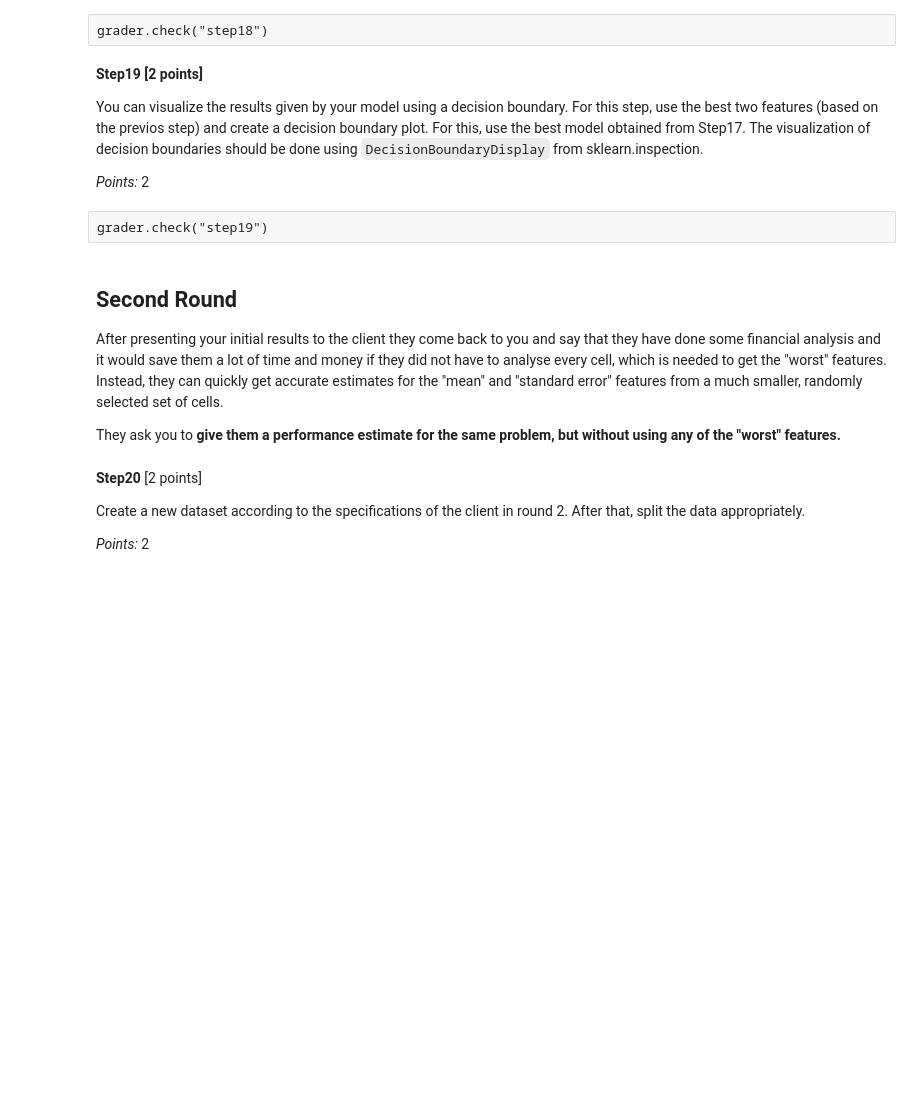
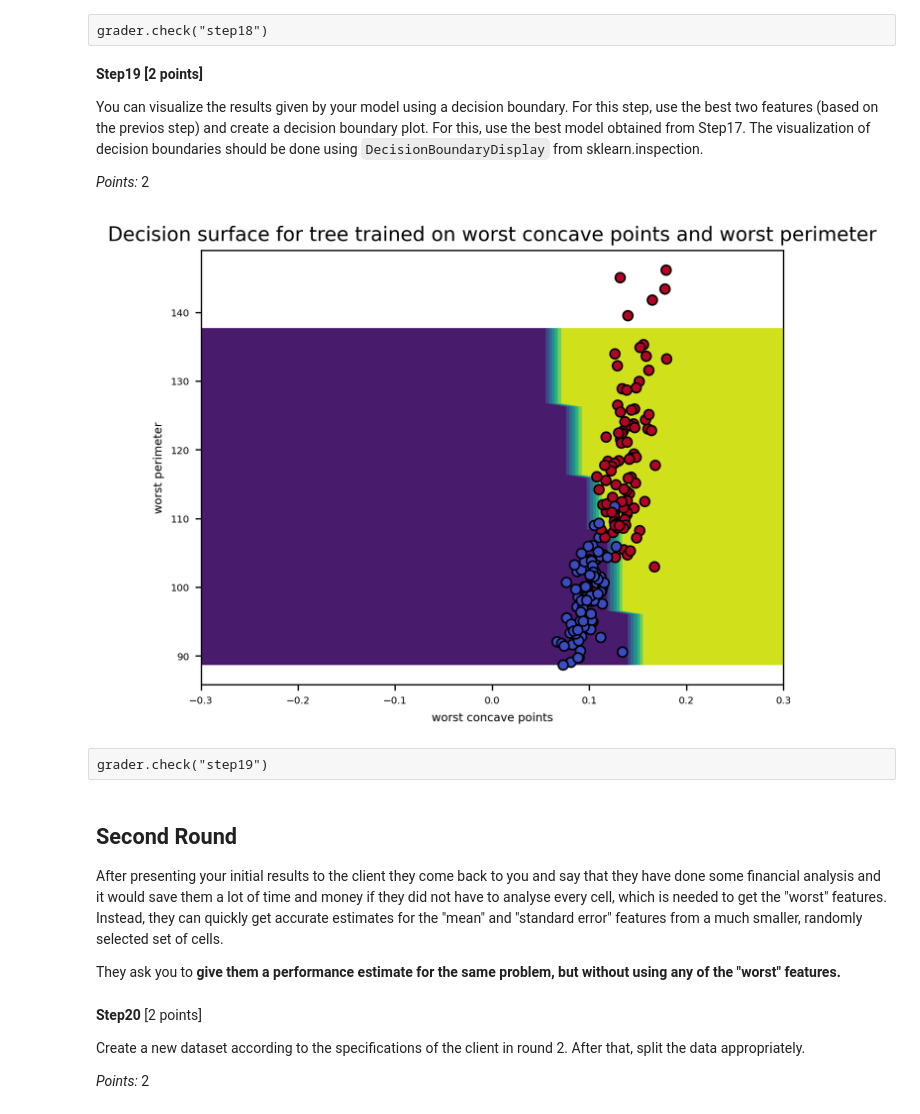
Before and after one commit to LiamJacobsen/UMLT, a Jupyter notebook: assignment2/UMLT_A2_2024.ipynb, the cells around one changed output. Saved outputs shown, nothing was run; the diff lists cells and outputs as text; code cells hidden in the pictures; blank space fills up the shorter version.

Commit message:
on last steps, checking for errors

```diff
--- a/assignment2/UMLT_A2_2024.ipynb
+++ b/assignment2/UMLT_A2_2024.ipynb
@@ -475,7 +477,7 @@ svc_pl = Pipeline([
 SVC_params = {
     'svc__C': np.linspace(1E-3, 1E2, 6),
     'svc__kernel': ['linear', 'poly', 'rbf', 'sigmoid'],
-    'svc__gamma': np.linspace(1E-3, 1E2, 6)
+    'svc__gamma': np.linspace(1E-3, 1E3, 7)
 }
 
 # Use GridSearchCV with cv=5
@@ -741,15 +749,40 @@ where $x_{1}$ and $x_{2}$ are the datasets corresponding to the two classes. Lar
 _Points:_ 3
 # %%
 # Implement this function to calculate T score
+import statistics
+
 def calculate_t_score(x1, x2):
-    ...
+
+    x1_mean = statistics.mean(x1)
+    x2_mean = statistics.mean(x2)
+
+    x1_stddev = statistics.stdev(x1)
+    x2_stddev = statistics.stdev(x2)
+
+    T_score = (x1_mean - x2_mean) / (0.5 * (x1_stddev + x2_stddev))
+    return T_score
 
 # Split the training data into two datasets corresponding to the two classes
+data_malignant = data[data['label'] == 1]
+data_malignant =  data_malignant.drop("label", axis='columns')
+data_benign = data[data['label'] == 0]
+data_benign =  data_benign.drop("label", axis='columns')
+
+T_scores = [None] * (len(data.columns) - 1)
+feature_names = list(data)
+feature_names = feature_names[1::]
 
 # Calculate the T score for the feature
+for i, label in enumerate(feature_names):
+    T_scores[i] = np.abs(calculate_t_score(data_malignant[label], data_benign[label]))
+
+sorted_features_indices = np.argsort(-np.array(T_scores))
+sorted_features = [feature_names[i] for i in sorted_features_indices]
 
 # Assign the top 4 features (in order) to this variable. It should be a list containing 4 feature names (strings).
-best_four_features = ...
+best_four_features = sorted_features[0:4]
+
+print(best_four_features)
 
 # The following code is used by the autograder.
 step18_data = best_four_features.copy()
@@ -766,34 +799,40 @@ _Points:_ 2
 # %%
 from sklearn.inspection import DecisionBoundaryDisplay
 
 # Assign the name of the best feature obtained in step18 to the variable below. (string)
-feature_one = ...
+feature_one = best_four_features[0]
 
 # Assign the name of the second best feature obtained in step18 to the variable below. (string)
-feature_two = ...
+feature_two = best_four_features[1]
+
+# Retrain final model on only last two features
+final_model.fit(X_train[[feature_one, feature_two]], y_train)
 
 # Assign the training dataset that you would want to use for this step to the variable below
-data2d = ...
+data2d = X_test[[feature_one, feature_two]]
 
 '''
 Check the decumentation of DecisionBoundaryDisplay in sklearn from
 https://scikit-learn.org/stable/modules/generated/sklearn.inspection.DecisionBoundaryDisplay.html.
 
 Use DecisionBoundaryDisplay.from_estimator(...) and assign the instance to the variable
 below.
-'''
-disp_step19 = ...
+# '''
+# disp_step19 = DecisionBoundaryDisplay(xx0=feature_one, xx1=feature_two, response=data2d)
+disp_step19 = DecisionBoundaryDisplay.from_estimator(final_model, data2d, response_method='predict')
 
 # Plotting the data points. Use this to create the scatter plot
 disp_step19.ax_.scatter(X_train[feature_one], X_train[feature_two],
                         c=y_train, edgecolor="k",
                         cmap=plt.cm.coolwarm)
 plt.xlim(-0.3, 0.3)
 plt.title(f"Decision surface for tree trained on {feature_one} and {feature_two}")
 plt.show()
 
 # The following line of code is used by the autograder
 step19_data = feature_one, feature_two, data2d
+# %% [output]
+[figure, added]
 # %% [raw]
 grader.check("step19")
 # %% [markdown]
```
Also changed, not shown: parts of 16 cells of this notebook.
